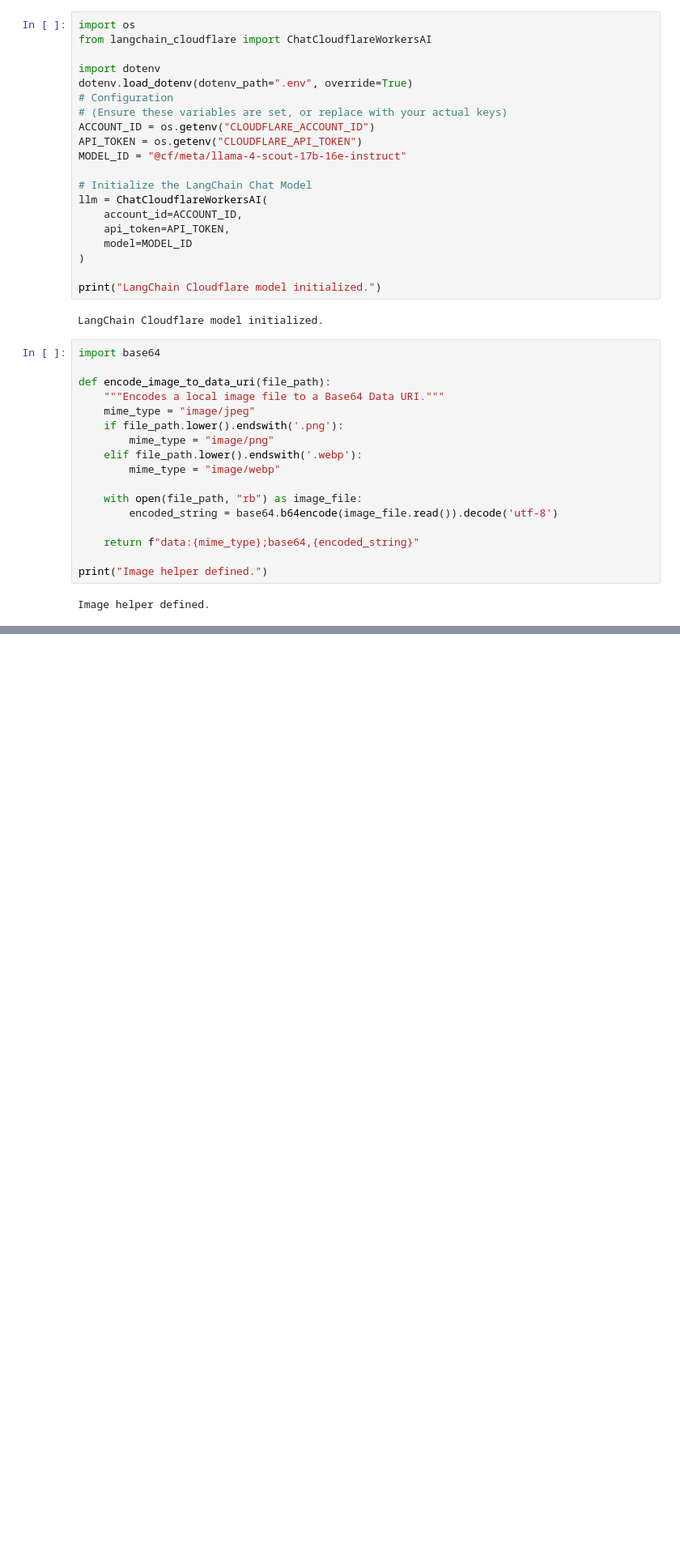
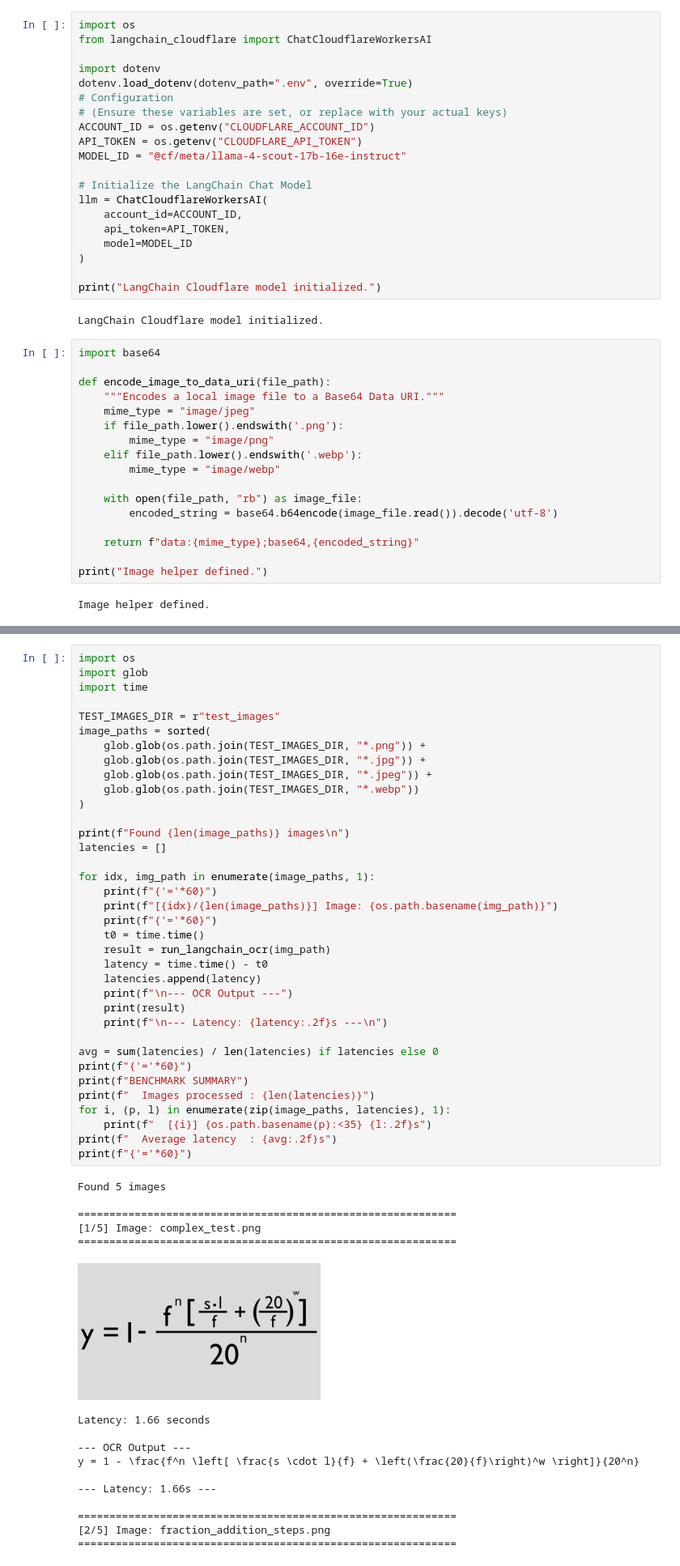
Before and after one commit to aloofzebra03/Maths_Agent, a Jupyter notebook: try_ocr_lang.ipynb, the cells around one changed output, grey strips where cells are left out. Shown at 81% size. Cells and saved outputs as stored; diff of their text form; blank space fills up the shorter version.

```diff
--- a/try_ocr_lang.ipynb
+++ b/try_ocr_lang.ipynb
@@ -87,0 +91,53 @@ x = \frac{-b \pm \sqrt{b^2 - 4ac}}{2a}
+# %%
+import os
+import glob
+import time
+
+TEST_IMAGES_DIR = r"test_images"
+image_paths = sorted(
+    glob.glob(os.path.join(TEST_IMAGES_DIR, "*.png")) +
+    glob.glob(os.path.join(TEST_IMAGES_DIR, "*.jpg")) +
+    glob.glob(os.path.join(TEST_IMAGES_DIR, "*.jpeg")) +
+    glob.glob(os.path.join(TEST_IMAGES_DIR, "*.webp"))
+)
+
+print(f"Found {len(image_paths)} images\n")
+latencies = []
+
+for idx, img_path in enumerate(image_paths, 1):
+    print(f"{'='*60}")
+    print(f"[{idx}/{len(image_paths)}] Image: {os.path.basename(img_path)}")
+    print(f"{'='*60}")
+    t0 = time.time()
+    result = run_langchain_ocr(img_path)
+    latency = time.time() - t0
+    latencies.append(latency)
+    print(f"\n--- OCR Output ---")
+    print(result)
+    print(f"\n--- Latency: {latency:.2f}s ---\n")
+
+avg = sum(latencies) / len(latencies) if latencies else 0
+print(f"{'='*60}")
+print(f"BENCHMARK SUMMARY")
+print(f"  Images processed : {len(latencies)}")
+for i, (p, l) in enumerate(zip(image_paths, latencies), 1):
+    print(f"  [{i}] {os.path.basename(p):<35} {l:.2f}s")
+print(f"  Average latency  : {avg:.2f}s")
+print(f"{'='*60}")
+# %% [output]
+Found 5 images
+
+============================================================
+[1/5] Image: complex_test.png
+============================================================
+[figure, added]
+Latency: 1.66 seconds
+
+--- OCR Output ---
+y = 1 - \frac{f^n \left[ \frac{s \cdot l}{f} + \left(\frac{20}{f}\right)^w \right]}{20^n}
+
+--- Latency: 1.66s ---
+
+============================================================
+[2/5] Image: fraction_addition_steps.png
+============================================================
```
Also changed, not shown: parts of 3 cells of this notebook, 7 other files.
